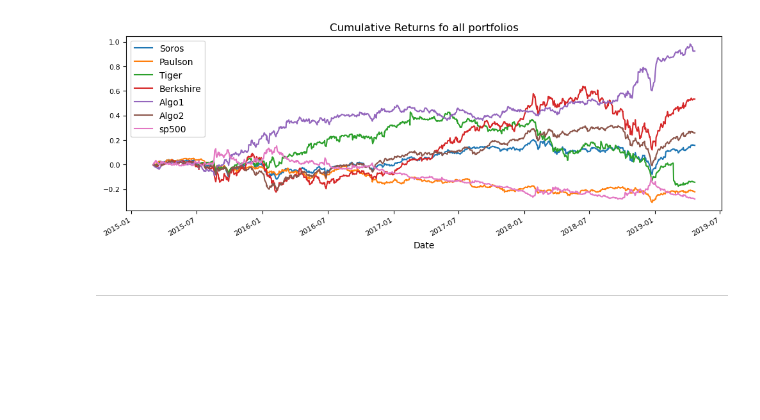
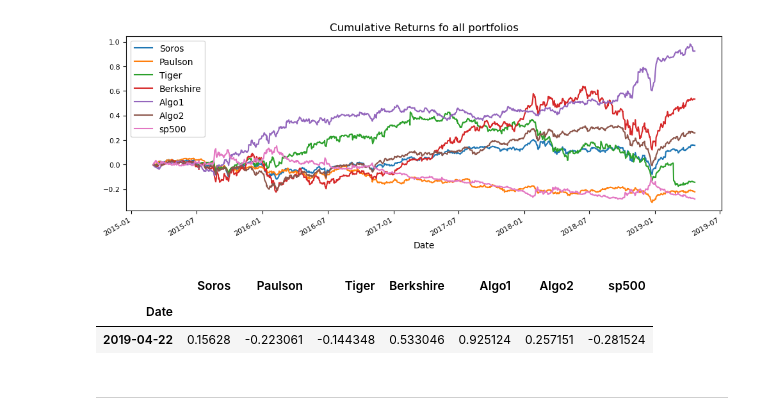
Before and after one commit to twigikit/pandas-homework, a Jupyter notebook: whale_analysis.ipynb, the cells around one changed output. Saved outputs shown, nothing was run; the diff lists cells and outputs as text; code cells hidden in the pictures; blank space fills up the shorter version.

```diff
--- a/whale_analysis.ipynb
+++ b/whale_analysis.ipynb
@@ -242,6 +242,13 @@ cumulative_returns.plot(figsize=(12,4), fontsize = 8, title = "Cumulative Return
 # %% [output]
 <AxesSubplot:title={'center':'Cumulative Returns fo all portfolios'}, xlabel='Date'>
 [figure]
+# %%
+cumulative_returns.tail(1)
+#all portfolios have outperformed the S&P500 for the investment period starting from 03/03/2015 to 22/04/2019
+# %% [output]
+|  | Soros | Paulson | Tiger | Berkshire | Algo1 | Algo2 | sp500 |
+| Date |  |  |  |  |  |  |  |
+| 2019-04-22 | 0.15628 | -0.223061 | -0.144348 | 0.533046 | 0.925124 | 0.257151 | -0.281524 |
 # %% [markdown]
 ---
 # %% [markdown]
```
Also changed, not shown: parts of 9 cells of this notebook, 3 other files.
